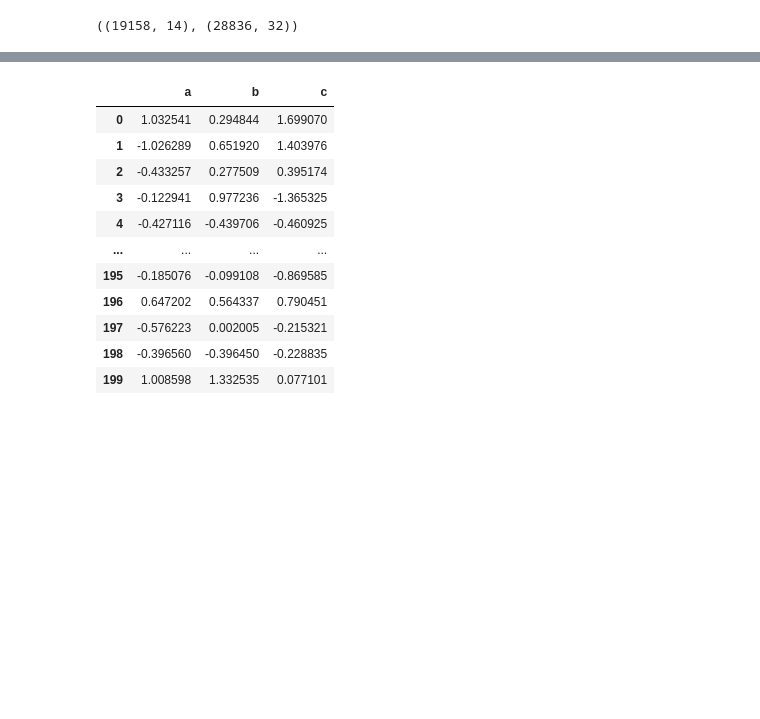
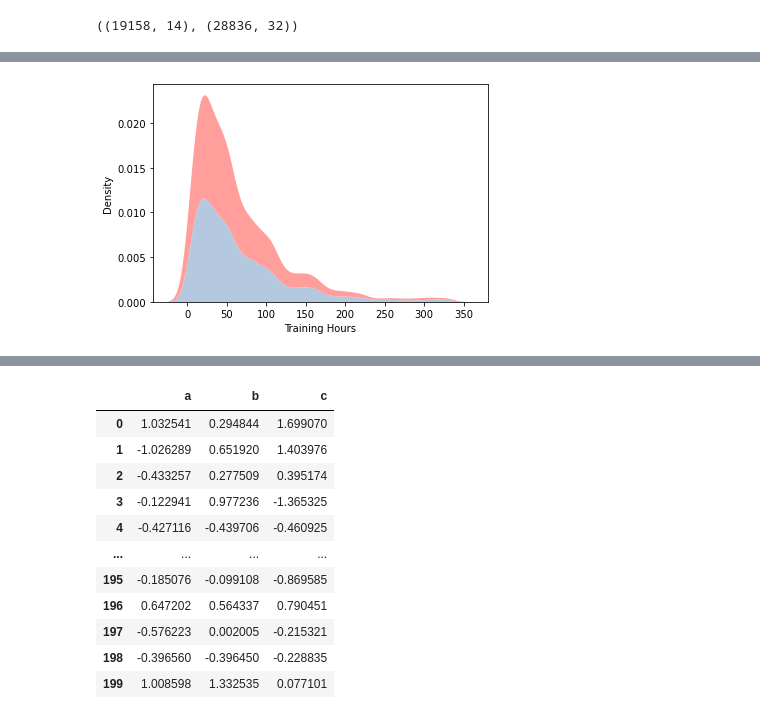
Before and after one commit to katiehuang1221/HR-Analytics-Predict-Who-Will-Leave-The-Job, a Jupyter notebook: notebook/08_refine_models_1.ipynb, the cells around one changed output, grey strips where cells are left out. Saved outputs shown, nothing was run; the diff lists cells and outputs as text; code cells hidden in the pictures; blank space fills up the shorter version.

```diff
--- a/notebook/08_refine_models_1.ipynb
+++ b/notebook/08_refine_models_1.ipynb
@@ -84,0 +156,10 @@ c
+# %%
+colors = ["#ff9e9b","#b4c8e0"]
+fig,ax = plt.subplots()
+sns.set_palette(sns.color_palette(colors))
+sns.kdeplot(data=df_train, x="Training Hours", hue="New job?", multiple="stack",
+            fill=True, common_norm=False, legend=False,
+            alpha=1, linewidth=0)
+fig.savefig('../plot/kde_training_hours.pdf', bbox_inches='tight', transparent=True)
+# %% [output]
+[figure, added]
```
Also changed, not shown: parts of 12 cells of this notebook, 3 other files.
